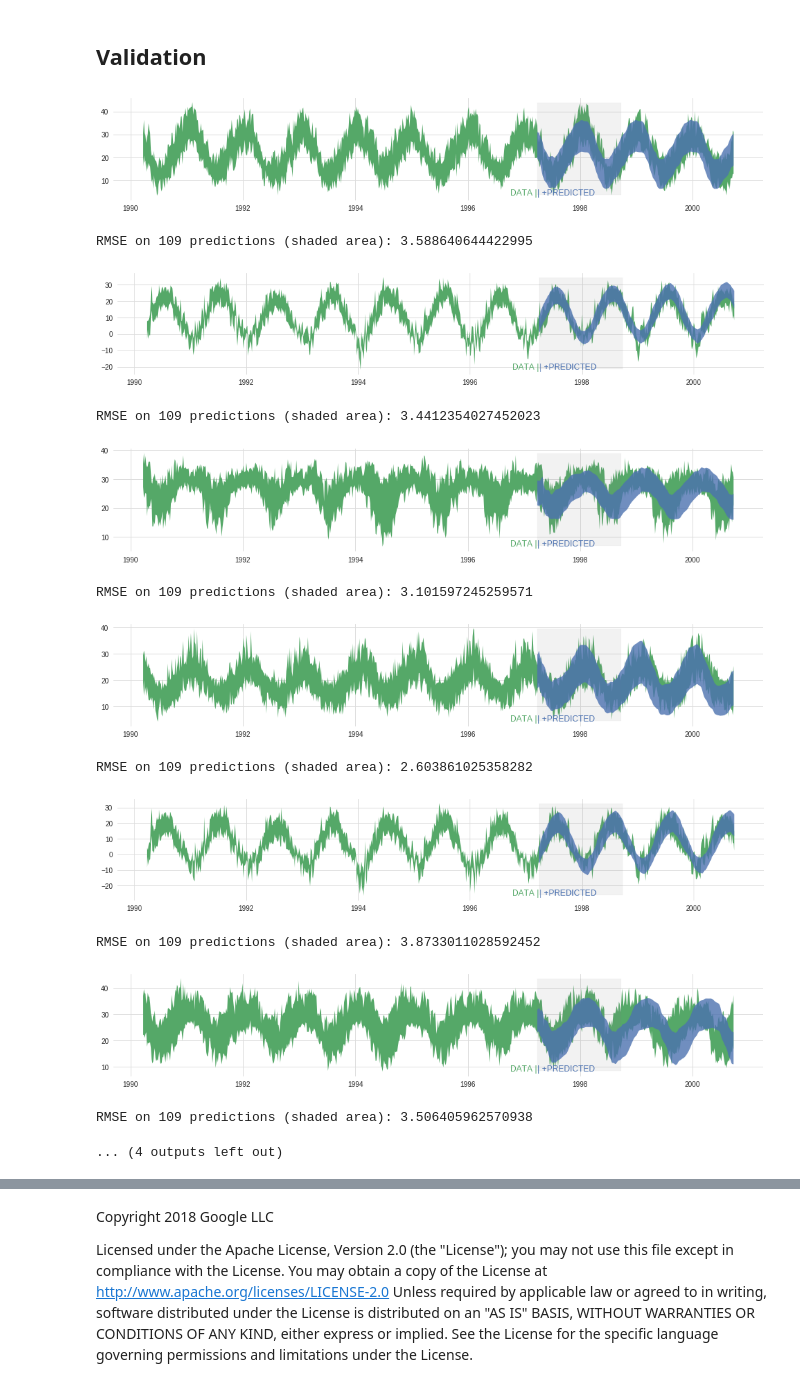
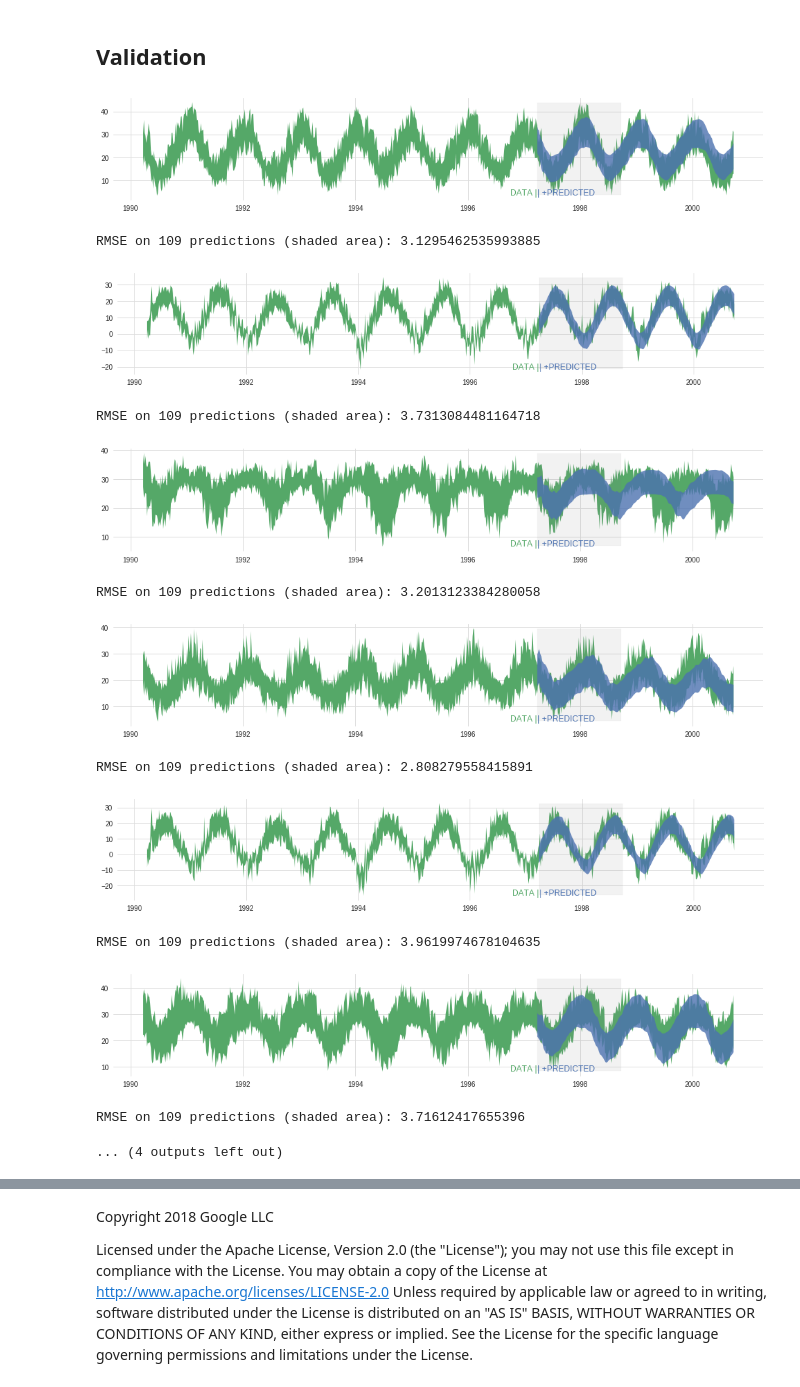
Before and after one commit to GoogleCloudPlatform/tensorflow-without-a-phd, a Jupyter notebook: tensorflow-rnn-tutorial/02_Keras_RNN_TPU_temperatures_solution.ipynb, the cells around one changed output, grey strips where cells are left out. Cells and saved outputs as stored; diff of their text form; code cells hidden in the pictures.

```diff
--- a/tensorflow-rnn-tutorial/02_Keras_RNN_TPU_temperatures_solution.ipynb
+++ b/tensorflow-rnn-tutorial/02_Keras_RNN_TPU_temperatures_solution.ipynb
@@ -339,7 +339,7 @@ def keras_model(batchsize, seqlen):
   l = tf.keras.layers  # syntax shortcut
 
   model = tf.keras.Sequential([
-      l.InputLayer(input_shape=[seqlen, 2], batch_size=batchsize), # 2 for (Tmin, Tmax)
+      l.InputLayer(batch_size=batchsize, input_shape=[seqlen, 2]), # 2 for (Tmin, Tmax). Batch size is mandatory in Keras stateful RNN.
       l.LSTM(RNN_CELLSIZE, stateful=True, return_sequences=True),
       l.LSTM(RNN_CELLSIZE, stateful=True, return_sequences=True),
       tf.keras.layers.TimeDistributed(tf.keras.layers.Dense(2))
@@ -369,19 +369,8 @@ class LossHistory(tf.keras.callbacks.Callback):
   def on_batch_end(self, batch, logs={}):
       self.history['loss'].append(logs.get('loss'))
 
-# This callback resets the RNN state at each epoch. In theory a state reset
-# is be needed every time a batch of weather station data starts. In practice
-# it is not clear if a zero state (reset) or a bogus state coming from the
-# previous batch (no reset) is worse...
-class ResetStateCallback(tf.keras.callbacks.Callback):
-  def on_epoch_begin(self, batch, logs={}):
-      self.model.reset_states()
-      print('reset state')
-
-reset_state = ResetStateCallback()
-
 # Learning Rate decay absolutely necessary on this model
-def lr_schedule(epoch): return 0.0001 + 0.01 * math.pow(0.7, epoch)
+def lr_schedule(epoch): return 0.0001 + 0.01 * math.pow(0.8, epoch)
 lr_decay = tf.keras.callbacks.LearningRateScheduler(lr_schedule, verbose=True)
 # %% [markdown]
 ## The training loop
@@ -518,23 +513,24 @@ RMSELEN=3*365//(RESAMPLE_BY*2) # accuracy of predictions 1.5 years in advance
 # %%
 selected_evaluation_data = tuple(data[np.array([1, 2, 3, 4, 5, 6, 7, 12])] for data in evaluation_data) # selecting 8 interesting stations
 eval_temps, _, eval_dates, _ = selected_evaluation_data
 for temp_seq, date_seq in zip(eval_temps, eval_dates):
     prime_data = temp_seq[OFFSET:OFFSET+PRIMELEN]
+    plt.pause(0.0001)
     results = keras_prediction_run(inference_model, prime_data, RUNLEN)
     picture_this_6(temp_seq, date_seq, prime_data, results, PRIMELEN, RUNLEN, OFFSET, RMSELEN)
 # %% [output]
-[figure, old version]
+[figure, new version]
-RMSE on 109 predictions (shaded area): 3.588640644422995
+RMSE on 109 predictions (shaded area): 3.1295462535993885
-[figure, old version]
+[figure, new version]
-RMSE on 109 predictions (shaded area): 3.4412354027452023
+RMSE on 109 predictions (shaded area): 3.7313084481164718
-[figure, old version]
+[figure, new version]
-RMSE on 109 predictions (shaded area): 3.101597245259571
+RMSE on 109 predictions (shaded area): 3.2013123384280058
-[figure, old version]
+[figure, new version]
-RMSE on 109 predictions (shaded area): 2.603861025358282
+RMSE on 109 predictions (shaded area): 2.808279558415891
 [figure]
-RMSE on 109 predictions (shaded area): 3.8733011028592452
+RMSE on 109 predictions (shaded area): 3.9619974678104635
-[figure, old version]
+[figure, new version]
-RMSE on 109 predictions (shaded area): 3.506405962570938
+RMSE on 109 predictions (shaded area): 3.71612417655396
 ... (4 outputs left out)
 # %%
 rmses = []
```
Also changed, not shown: parts of 5 cells of this notebook.
